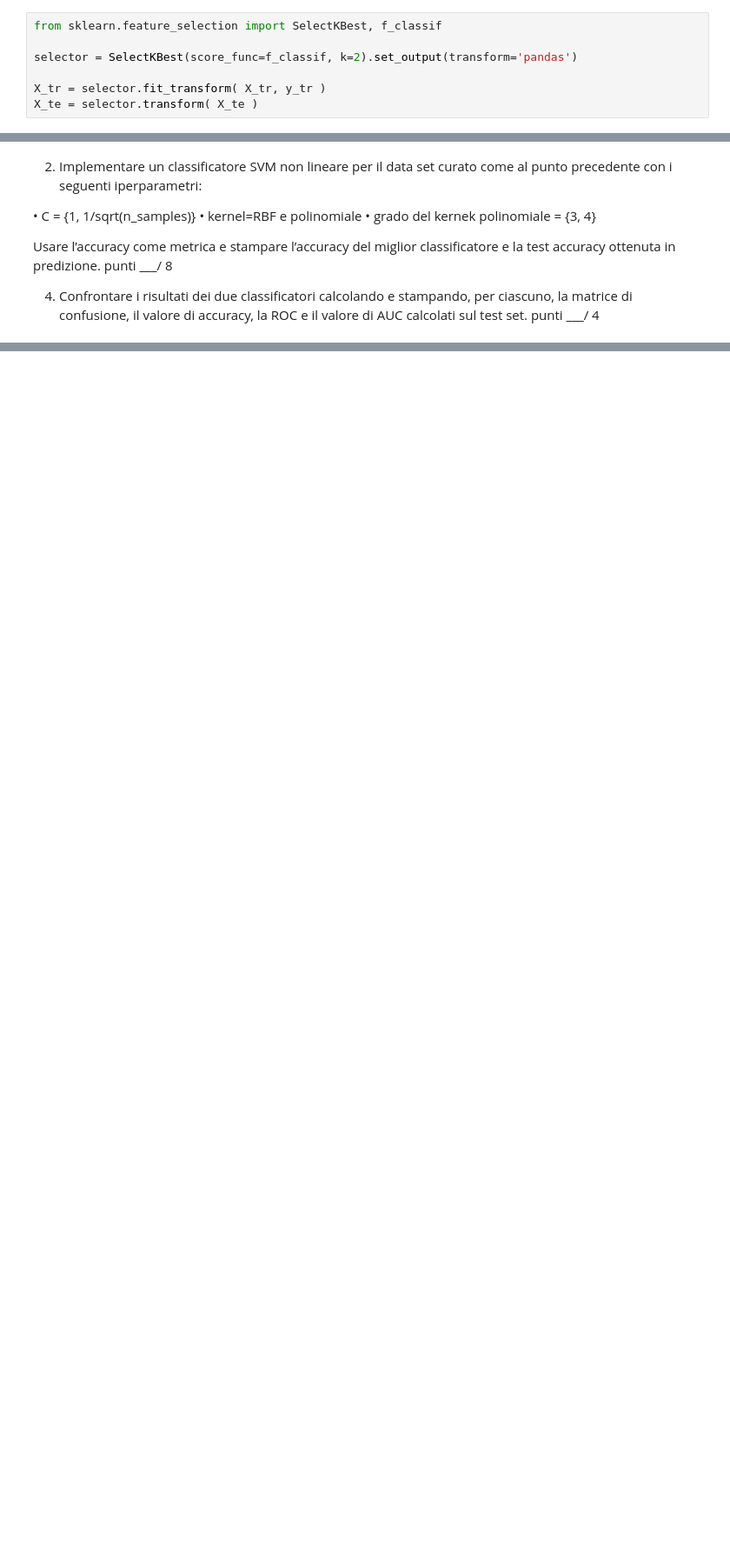
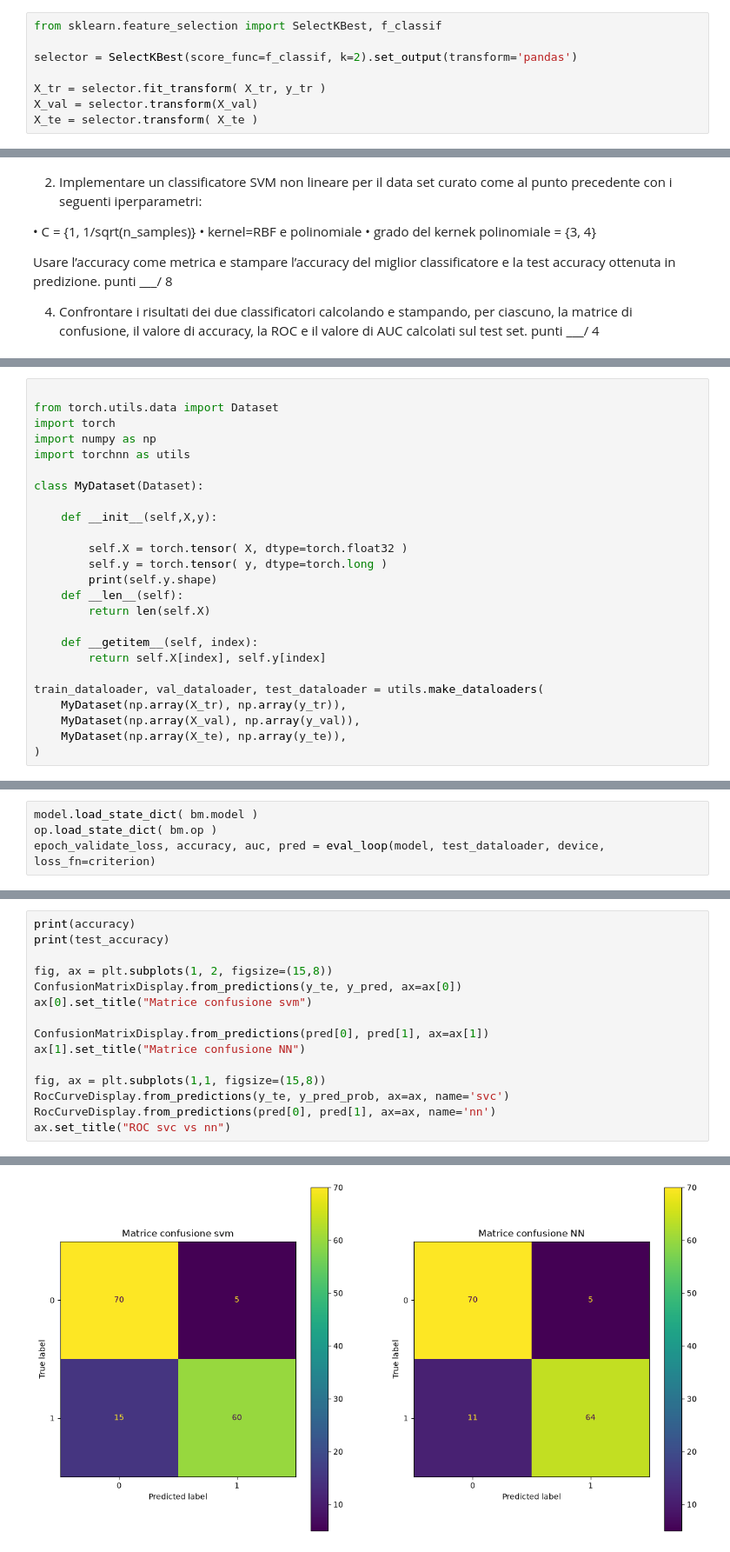
Before and after one commit to LorenzoPatti03/BigData, a Jupyter notebook: modulo2/prove_esame/12_06_2024/pipeline1.ipynb, the cells around one changed output, grey strips where cells are left out. Shown at 87% size. Cells and saved outputs as stored; diff of their text form; blank space fills up the shorter version.

```diff
--- a/modulo2/prove_esame/12_06_2024/pipeline1.ipynb
+++ b/modulo2/prove_esame/12_06_2024/pipeline1.ipynb
@@ -227,4 +231,5 @@ from sklearn.feature_selection import SelectKBest, f_classif
 selector = SelectKBest(score_func=f_classif, k=2).set_output(transform='pandas')
 
 X_tr = selector.fit_transform( X_tr, y_tr )
+X_val = selector.transform(X_val)
 X_te = selector.transform( X_te )
@@ -341,0 +318,25 @@ Valore AUC calcolato sul test set: 0.9294
+# %%
+
+from torch.utils.data import Dataset
+import torch
+import numpy as np
+import torchnn as utils
+
+class MyDataset(Dataset):
+
+    def __init__(self,X,y):
+
+        self.X = torch.tensor( X, dtype=torch.float32 )
+        self.y = torch.tensor( y, dtype=torch.long )
+        print(self.y.shape)
+    def __len__(self):
+        return len(self.X)
+
+    def __getitem__(self, index):
+        return self.X[index], self.y[index]
+
+train_dataloader, val_dataloader, test_dataloader = utils.make_dataloaders(
+    MyDataset(np.array(X_tr), np.array(y_tr)),
+    MyDataset(np.array(X_val), np.array(y_val)),
+    MyDataset(np.array(X_te), np.array(y_te)),
+)
@@ -341,0 +510,4 @@ Valore AUC calcolato sul test set: 0.9294
+# %%
+model.load_state_dict( bm.model )
+op.load_state_dict( bm.op )
+epoch_validate_loss, accuracy, auc, pred = eval_loop(model, test_dataloader, device, loss_fn=criterion)
@@ -341,0 +519,16 @@ Valore AUC calcolato sul test set: 0.9294
+# %%
+print(accuracy)
+print(test_accuracy)
+
+fig, ax = plt.subplots(1, 2, figsize=(15,8))
+ConfusionMatrixDisplay.from_predictions(y_te, y_pred, ax=ax[0])
+ax[0].set_title("Matrice confusione svm")
+
+ConfusionMatrixDisplay.from_predictions(pred[0], pred[1], ax=ax[1])
+ax[1].set_title("Matrice confusione NN")
+
+fig, ax = plt.subplots(1,1, figsize=(15,8))
+RocCurveDisplay.from_predictions(y_te, y_pred_prob, ax=ax, name='svc')
+RocCurveDisplay.from_predictions(pred[0], pred[1], ax=ax, name='nn')
+ax.set_title("ROC svc vs nn")
+# %% [output]
@@ -341,0 +538 @@ Valore AUC calcolato sul test set: 0.9294
+[figure, added]
```
Also changed, not shown: parts of 14 cells of this notebook, 22 other files.
